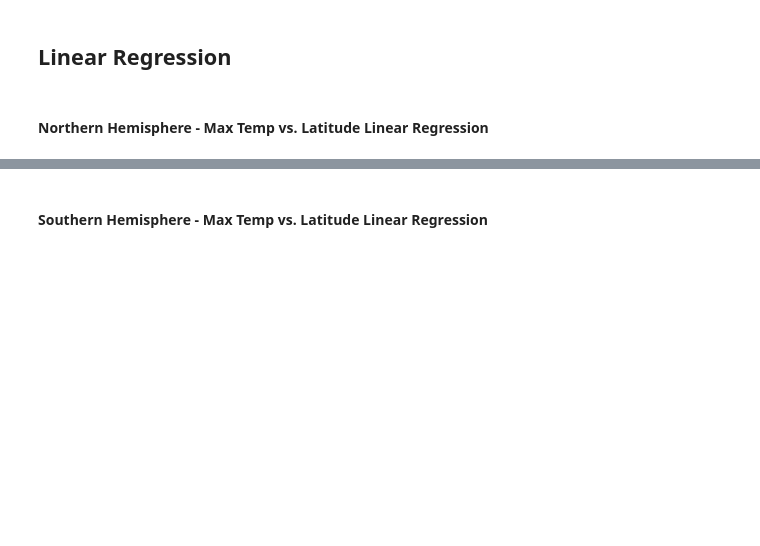
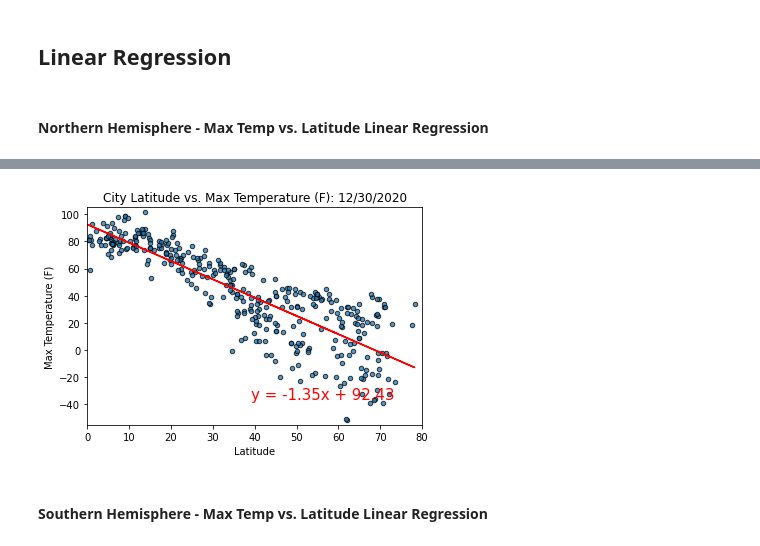
Before and after one commit to abaker178/api-challenge, a Jupyter notebook: WeatherPy/WeatherPy.ipynb, the cells around one changed output, grey strips where cells are left out. Saved outputs shown, nothing was run; the diff lists cells and outputs as text; code cells hidden in the pictures; blank space fills up the shorter version.

```diff
--- a/WeatherPy/WeatherPy.ipynb
+++ b/WeatherPy/WeatherPy.ipynb
@@ -239,5 +276,10 @@ buildLatPlot("Wind Speed","Wind Speed (mph)",save=True)
 [figure]
 # %% [markdown]
 ## Linear Regression
+# %%
+# Collect hemisphere-specific data
+# Both include cities on the Equator
+north_hemi_df = clean_city_df.loc[clean_city_df["Lat"] >= 0, :]
+south_hemi_df = clean_city_df.loc[clean_city_df["Lat"] <= 0, :]
 # %% [markdown]
 ####  Northern Hemisphere - Max Temp vs. Latitude Linear Regression
@@ -248,3 +286,7 @@ The r-value is: 0.46937863826630627
+# %%
+buildLatPlot("Max Temp","Max Temperature (F)",north_hemi_df, lingress=True)
+# %% [output]
+[figure, added]
 # %% [markdown]
 ####  Southern Hemisphere - Max Temp vs. Latitude Linear Regression
 # %%
```
Also changed, not shown: parts of 8 cells of this notebook.
